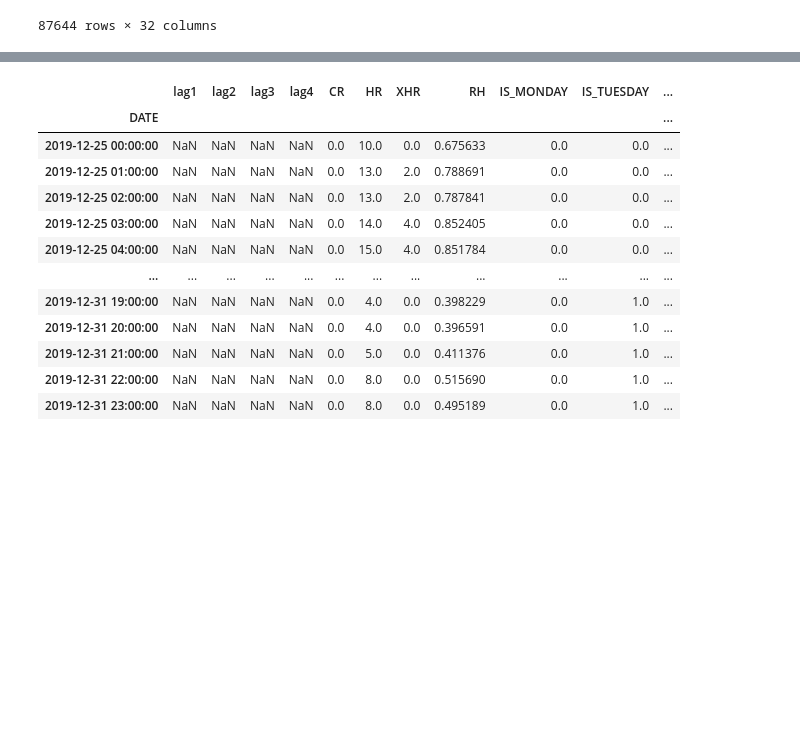
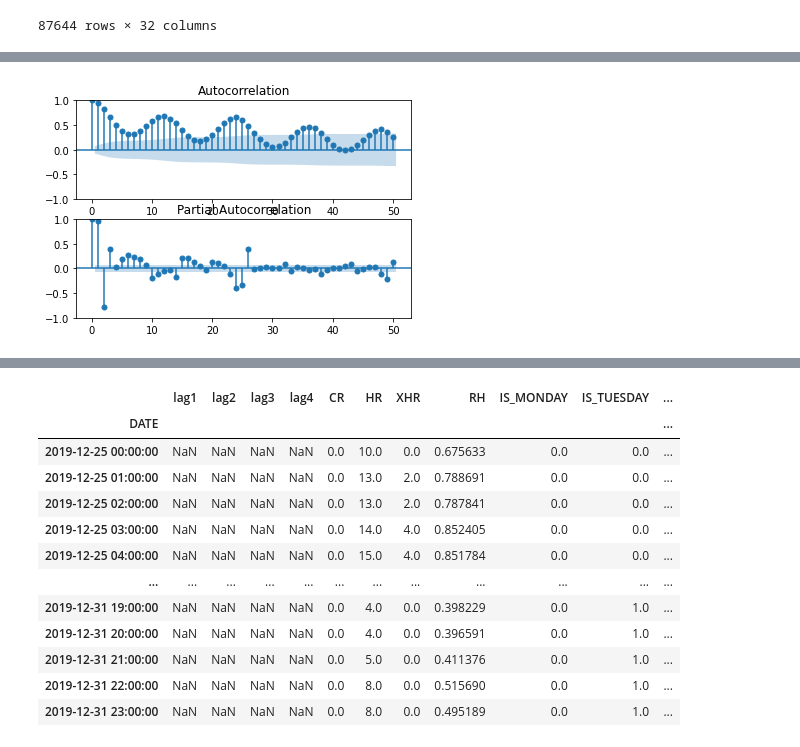
Before and after one commit to acamlibe/SVR-PSO-Load-Forecaster, a Jupyter notebook: SVR.ipynb, the cells around one changed output, grey strips where cells are left out. Drawn from its saved outputs; the diff is of its cells as text; code cells hidden in the pictures; blank space fills up the shorter version.

```diff
--- a/SVR.ipynb
+++ b/SVR.ipynb
@@ -103,3 +120,11 @@ sarima_test = y_test
+# %%
+import matplotlib.pyplot as plt
+
+fig, ax = plt.subplots(2)
+ax[0] = sm.graphics.tsa.plot_acf(sarima_train, lags=50, ax=ax[0])
+ax[1] = sm.graphics.tsa.plot_pacf(sarima_train, lags=50, ax=ax[1])
+# %% [output]
+[figure, added]
 # %%
 import statsmodels.api as sm
 
```
Also changed, not shown: parts of 10 cells of this notebook.
